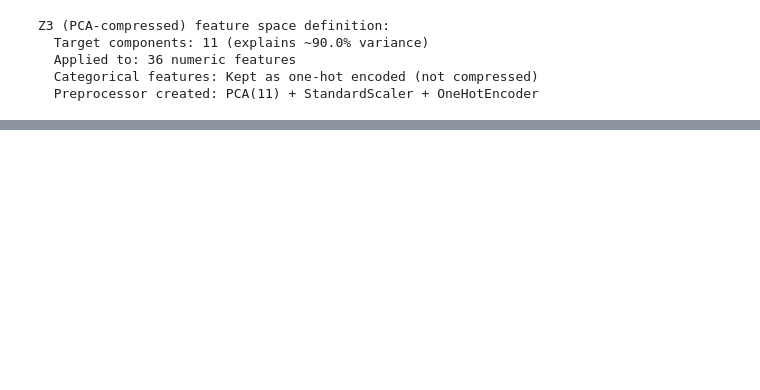
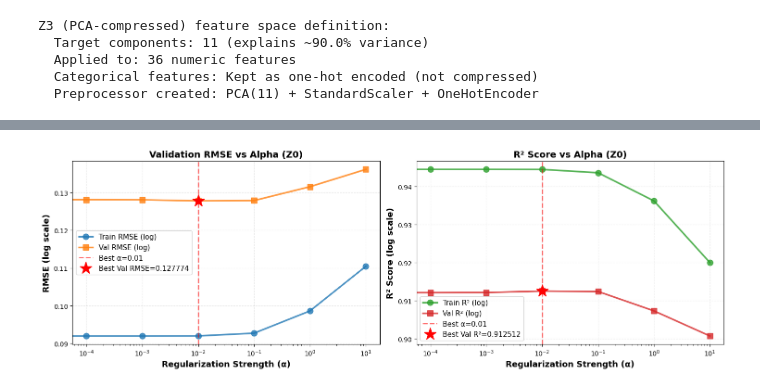
Before and after one commit to ecccc0/ML_Final, a Jupyter notebook: notebooks/02_models.ipynb, the cells around one changed output, grey strips where cells are left out. Cells and saved outputs as stored; diff of their text form; code cells hidden in the pictures; blank space fills up the shorter version.

```diff
--- a/notebooks/02_models.ipynb
+++ b/notebooks/02_models.ipynb
@@ -413,0 +1616,74 @@ Z3: PCA-compressed
+# %%
+# ==============================================================================
+# DEBUGGING PLOT: ALPHA VS VALIDATION RMSE
+# ==============================================================================
+# Visualize how regularization strength affects model performance
+# ==============================================================================
+
+fig, axes = plt.subplots(1, 2, figsize=(15, 5))
+
+# Extract data
+alphas = linear_z0_results['hyperparam_value'].values
+train_rmse_log = linear_z0_results['train_rmse_log'].values
+val_rmse_log = linear_z0_results['val_rmse_log'].values
+train_r2_log = linear_z0_results['train_r2_log'].values
+val_r2_log = linear_z0_results['val_r2_log'].values
+
+# Plot 1: RMSE vs Alpha (log scale)
+ax1 = axes[0]
+ax1.plot(alphas, train_rmse_log, 'o-', label='Train RMSE (log)',
+         linewidth=2.5, markersize=9, color='#1f77b4', alpha=0.8)
+ax1.plot(alphas, val_rmse_log, 's-', label='Val RMSE (log)',
+         linewidth=2.5, markersize=9, color='#ff7f0e', alpha=0.8)
+
+# Mark best alpha
+best_idx = val_rmse_log.argmin()
+best_alpha = alphas[best_idx]
+best_val_rmse = val_rmse_log[best_idx]
+
+ax1.axvline(best_alpha, color='red', linestyle='--', linewidth=2,
+            alpha=0.6, label=f'Best α={best_alpha}')
+ax1.plot(best_alpha, best_val_rmse, 'r*', markersize=20,
+         label=f'Best Val RMSE={best_val_rmse:.6f}')
+
+ax1.set_xlabel('Regularization Strength (α)', fontsize=13, fontweight='bold')
+ax1.set_ylabel('RMSE (log scale)', fontsize=13, fontweight='bold')
+ax1.set_title('Validation RMSE vs Alpha (Z0)', fontsize=14, fontweight='bold')
+ax1.set_xscale('log')
+ax1.grid(True, alpha=0.3, linestyle='--')
+ax1.legend(fontsize=11, loc='best')
+
+# Plot 2: R² vs Alpha (log scale)
+ax2 = axes[1]
+ax2.plot(alphas, train_r2_log, 'o-', label='Train R² (log)',
+         linewidth=2.5, markersize=9, color='#2ca02c', alpha=0.8)
+ax2.plot(alphas, val_r2_log, 's-', label='Val R² (log)',
+         linewidth=2.5, markersize=9, color='#d62728', alpha=0.8)
+
+# Mark best alpha
+best_val_r2 = val_r2_log[best_idx]
+ax2.axvline(best_alpha, color='red', linestyle='--', linewidth=2,
+            alpha=0.6, label=f'Best α={best_alpha}')
+ax2.plot(best_alpha, best_val_r2, 'r*', markersize=20,
+         label=f'Best Val R²={best_val_r2:.6f}')
+
+ax2.set_xlabel('Regularization Strength (α)', fontsize=13, fontweight='bold')
+ax2.set_ylabel('R² Score (log scale)', fontsize=13, fontweight='bold')
+ax2.set_title('R² Score vs Alpha (Z0)', fontsize=14, fontweight='bold')
+ax2.set_xscale('log')
+ax2.grid(True, alpha=0.3, linestyle='--')
+ax2.legend(fontsize=11, loc='best')
+
+plt.tight_layout()
+plt.show()
+
+print("\n" + "="*80)
+print("PLOT INTERPRETATION:")
+print("="*80)
+print("Observe the trends:")
+print("  • Small α (left): Lower train error, potentially higher val error (overfitting)")
+print("  • Large α (right): Higher train error, potentially higher val error (underfitting)")
+print("  • Optimal α: Balances bias-variance tradeoff, minimizes validation error")
+print("="*80)
+# %% [output]
+[figure, added]
```
Also changed, not shown: parts of 29 cells of this notebook, 1 other file.
